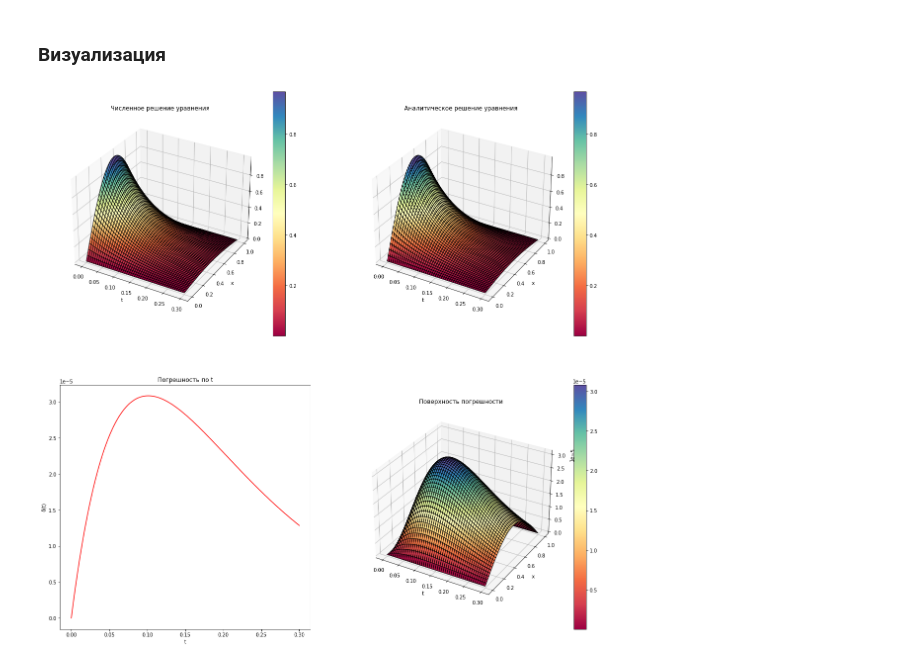
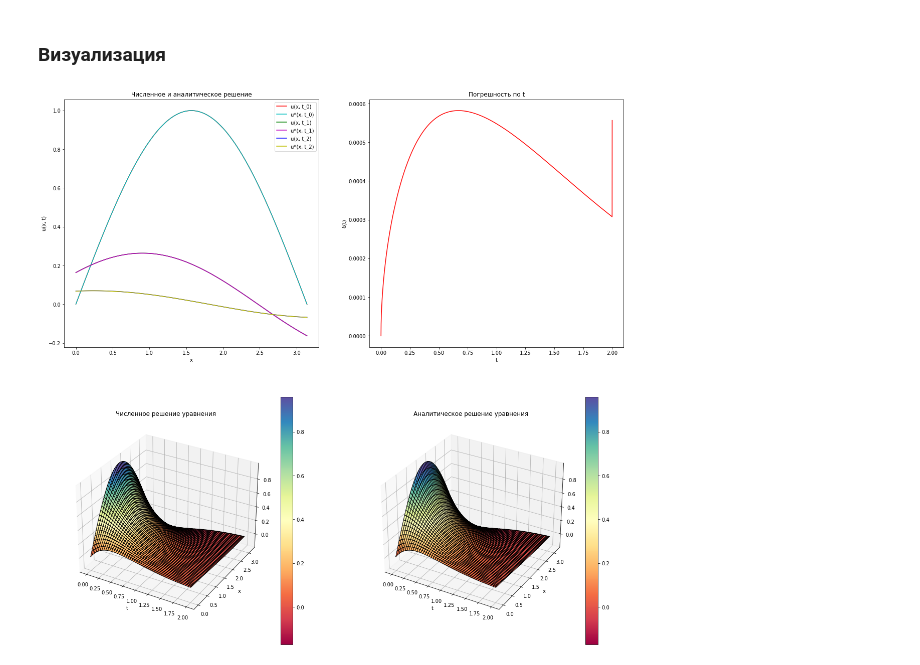
Before and after one commit to EngineerXL/numerical-methods, a Jupyter notebook: lab5/processor.ipynb, the cells around one changed output. Saved outputs shown, nothing was run; the diff lists cells and outputs as text; code cells hidden in the pictures.

```diff
--- a/lab5/processor.ipynb
+++ b/lab5/processor.ipynb
@@ -50,25 +66,19 @@ c = 0
 # %% [markdown]
 Граничные условия
 # %%
-def ux0(x, t):
-    if (neq(t, 0)):
-        raise BaseException("Ошибка")
-    return np.sin(np.pi * x)
+def u0(x):
+    return np.sin(x)
 
-def ult(x, t):
-    if (neq(x, l)):
-        raise BaseException("Ошибка")
-    return 0.0
+def gamma_0(t):
+    return np.exp((c - a) * t) * (np.cos(b * t) + np.sin(b * t))
 
-def u0t(x, t):
-    if (neq(x, 0)):
-        raise BaseException("Ошибка")
-    return 0.0
+def gamma_l(t):
+    return -np.exp((c - a) * t) * (np.cos(b * t) + np.sin(b * t))
 # %% [markdown]
 Точное решение
 # %%
 def true_u(x, t):
-    return np.exp(-np.pi ** 2 * t * a) * np.sin(np.pi * x)
+    return np.exp((c - a) * t) * np.sin(x + b * t)
 # %% [markdown]
 ### Препроцессинг
 # %% [markdown]
@@ -144,35 +149,44 @@ data = np.array(data)
 # %%
 def subplot3d(ind, figure, x, y, z):
     axes = figure.add_subplot(ind, projection = "3d")
     surface = axes.plot_surface(x, y, z, edgecolors = ["black"], linewidth = 1,
                                 cmap = matplotlib.cm.Spectral, shade = True, antialiased = True)
     figure.colorbar(surface)
 
 figure = plt.figure(figsize = (20, 20))
 x_plt, t_plt = np.meshgrid(x, t)
 true_data = true_u(x_plt, t_plt)
+ind = [1, K // 3, 2 * K // 3]
 delta = np.abs(data - true_data)
 
-subplot3d(221, figure, t_plt, x_plt, data)
-plt.title("Численное решение уравнения")
-plt.xlabel("t")
-plt.ylabel("x")
+axes = figure.add_subplot(221)
+clrs = ["r", "g", "b"]
+clrs_true = ["c", "m", "y"]
+for (i, elem) in enumerate(ind):
+    axes.plot(x, data[elem], color = clrs[i], label = "u(x, t_" + str(i) + ")")
+    axes.plot(x, true_data[elem], color = clrs_true[i], label = "u*(x, t_" + str(i) + ")")
+plt.legend()
+plt.title("Численное и аналитическое решение")
+plt.xlabel("x")
+plt.ylabel("u(x, t)")
 
-subplot3d(222, figure, t_plt, x_plt, true_data)
-plt.title("Аналитическое решение уравнения")
-plt.xlabel("t")
-plt.ylabel("x")
-
-axes = figure.add_subplot(223)
+axes = figure.add_subplot(222)
 axes.plot(t, np.max(delta, axis = 1), color = "red")
 plt.title("Погрешность по t")
 plt.xlabel("t")
 plt.ylabel("δ(t)")
 
-subplot3d(224, figure, t_plt, x_plt, delta)
-plt.title("Поверхность погрешности")
+
+subplot3d(223, figure, t_plt, x_plt, data)
+plt.title("Численное решение уравнения")
 plt.xlabel("t")
 plt.ylabel("x")
+
+subplot3d(224, figure, t_plt, x_plt, true_data)
+plt.title("Аналитическое решение уравнения")
+plt.xlabel("t")
+plt.ylabel("x")
+
 plt.show()
 # %% [output]
-[figure, old version]
+[figure, new version]
```
Also changed, not shown: parts of 8 cells of this notebook, 4 other files.
